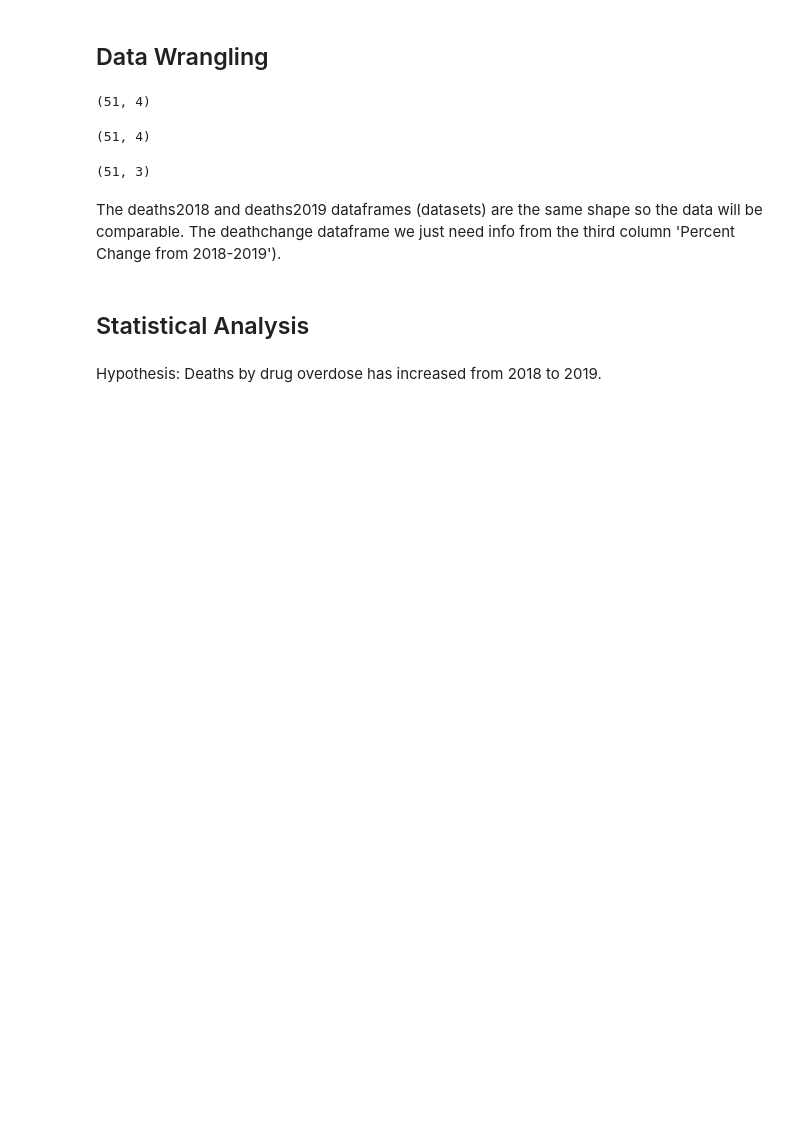
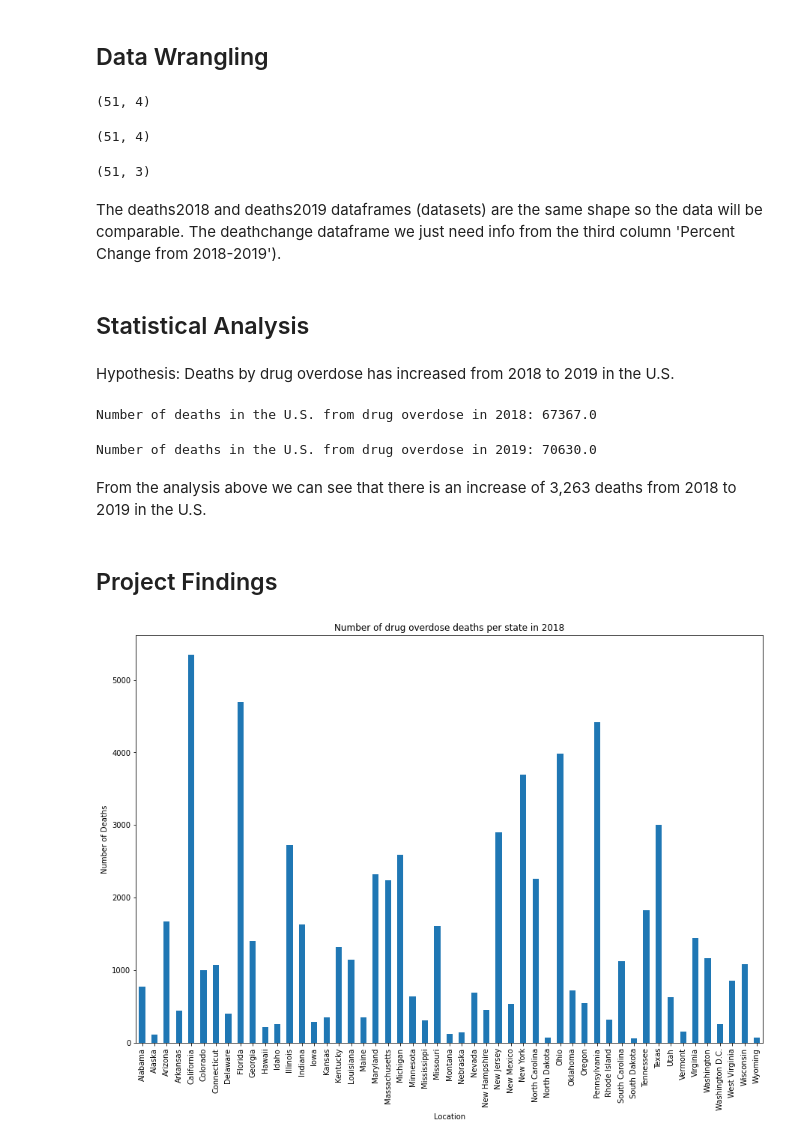
Before and after one commit to molly-rusk/DeathsbyDrugOverdoseinTheUS, a Jupyter notebook: Capstone_Notebook.ipynb, the cells around one changed output. Saved outputs shown, nothing was run; the diff lists cells and outputs as text; code cells hidden in the pictures; blank space fills up the shorter version.

```diff
--- a/Capstone_Notebook.ipynb
+++ b/Capstone_Notebook.ipynb
@@ -229,4 +229,24 @@ The deaths2018 and deaths2019 dataframes (datasets) are the same shape so the da
 # %% [markdown]
 ## Statistical Analysis
 # %% [markdown]
-Hypothesis: Deaths by drug overdose has increased from 2018 to 2019.
+Hypothesis: Deaths by drug overdose has increased from 2018 to 2019 in the U.S.
+# %%
+deathsin2018 = deaths2018['2018 Number of Deaths'].sum()
+print(f'Number of deaths in the U.S. from drug overdose in 2018: {deathsin2018}')
+# %% [output]
+Number of deaths in the U.S. from drug overdose in 2018: 67367.0
+# %%
+deathsin2019 = deaths2019['2019 Number of Deaths'].sum()
+print(f'Number of deaths in the U.S. from drug overdose in 2019: {deathsin2019}')
+# %% [output]
+Number of deaths in the U.S. from drug overdose in 2019: 70630.0
+# %% [markdown]
+From the analysis above we can see that there is an increase of 3,263 deaths from 2018 to 2019 in the U.S.
+# %% [markdown]
+## Project Findings
+# %%
+deaths2018.plot.bar(x='Location', y='2018 Number of Deaths', legend=False,figsize=(15,10));
+plt.ylabel('Number of Deaths');
+plt.title('Number of drug overdose deaths per state in 2018');
+# %% [output]
+[figure, added]
```
Also changed, not shown: parts of 25 cells of this notebook.
